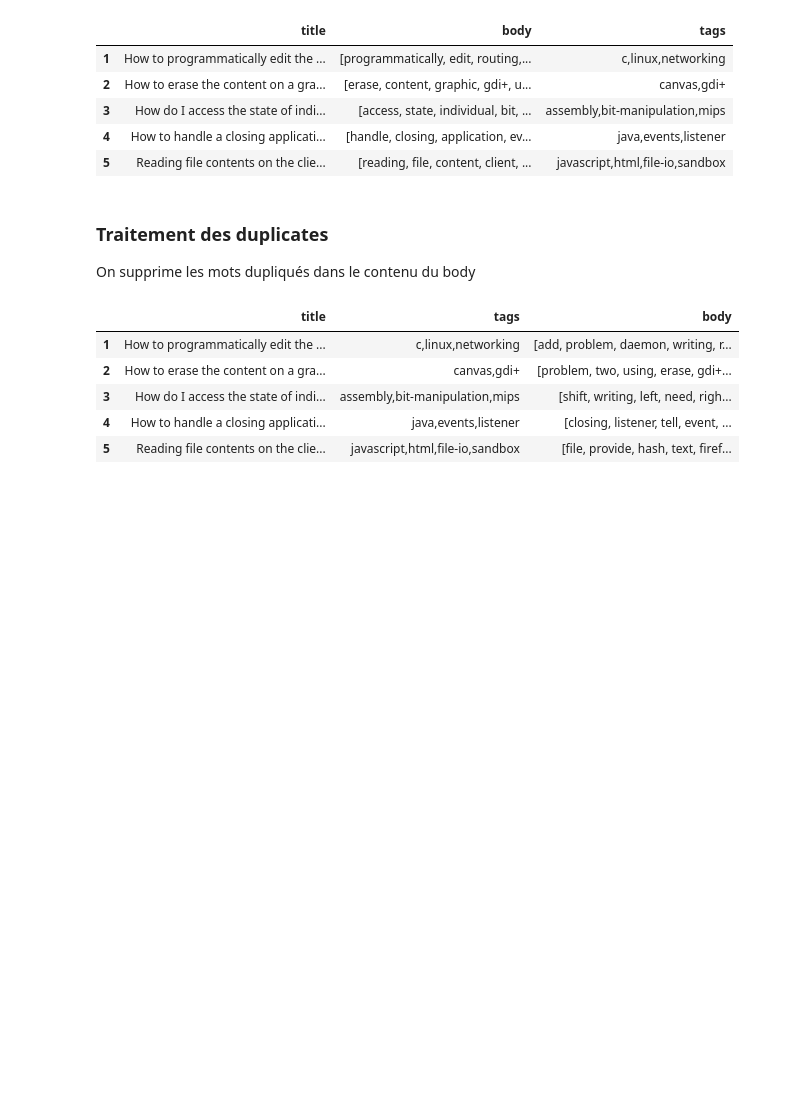
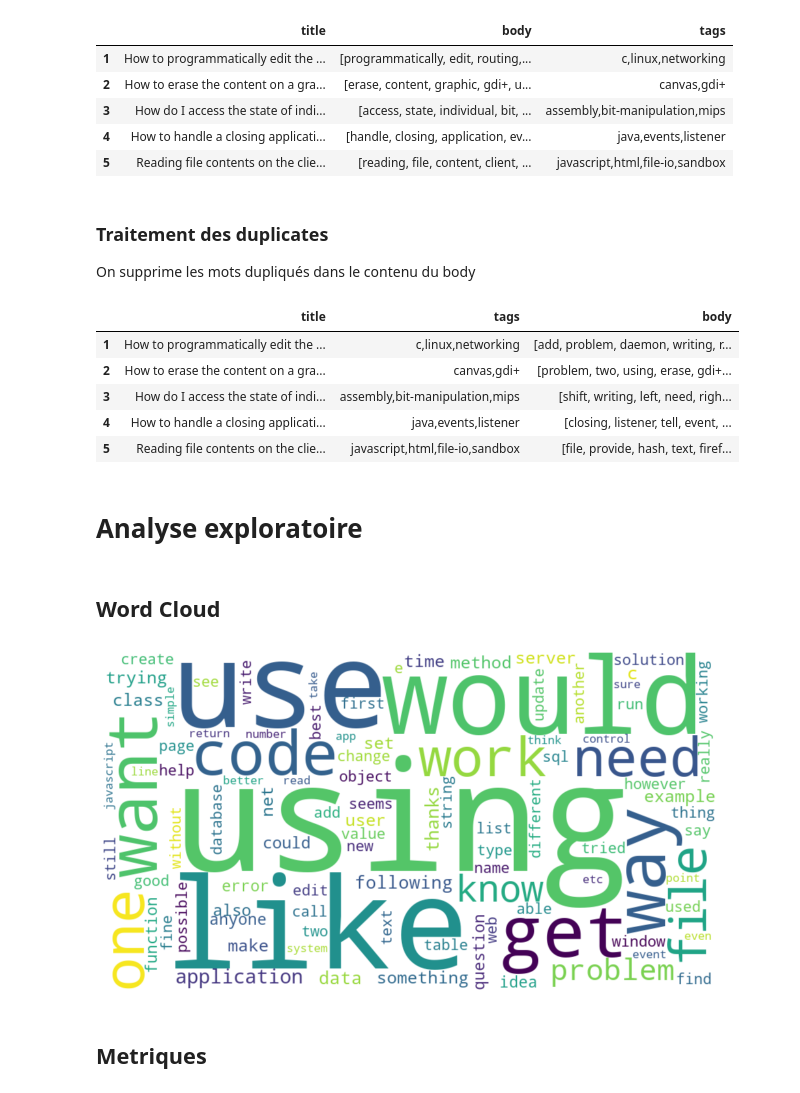
Before and after one commit to aldeponk/stack-overflow, a Jupyter notebook: Data_setup.ipynb, the cells around one changed output. Cells and saved outputs as stored; diff of their text form; code cells hidden in the pictures; blank space fills up the shorter version.

```diff
--- a/Data_setup.ipynb
+++ b/Data_setup.ipynb
@@ -601,3 +603,40 @@ data.head()
 | 3 | How do I access the state of indi... | assembly,bit-manipulation,mips | [shift, writing, left, need, righ... |
 | 4 | How to handle a closing applicati... | java,events,listener | [closing, listener, tell, event, ... |
 | 5 | Reading file contents on the clie... | javascript,html,file-io,sandbox | [file, provide, hash, text, firef... |
+# %% [markdown]
+# Analyse exploratoire
+# %% [markdown]
+## Word Cloud
+# %%
+count_keyword = dict()
+for index, col in data['body'].iteritems():
+    #for s in col.split(','):
+    for s in col:
+        if s in count_keyword.keys():
+            count_keyword[s] += 1
+        else:
+            count_keyword[s] = 1
+
+keyword_census = []
+for k,v in count_keyword.items():
+    keyword_census.append([k,v])
+keyword_census.sort(key = lambda x:x[1], reverse = True)
+# %%
+fig = plt.figure(1, figsize=(11,9))
+ax1 = fig.add_subplot(1,1,1)
+words = dict()
+trunc_occurences = keyword_census[0:100]
+for s in trunc_occurences:
+    words[s[0]] = s[1]
+
+wordcloud = WordCloud(width=900,height=500, background_color='white',
+                      max_words=1628,relative_scaling=0.6,
+                      normalize_plurals=False)
+wordcloud.generate_from_frequencies(words)
+ax1.imshow(wordcloud, interpolation="bilinear")
+ax1.axis('off')
+plt.show()
+# %% [output]
+[figure, added]
+# %% [markdown]
+## Metriques
```
Also changed, not shown: parts of 19 cells of this notebook.
